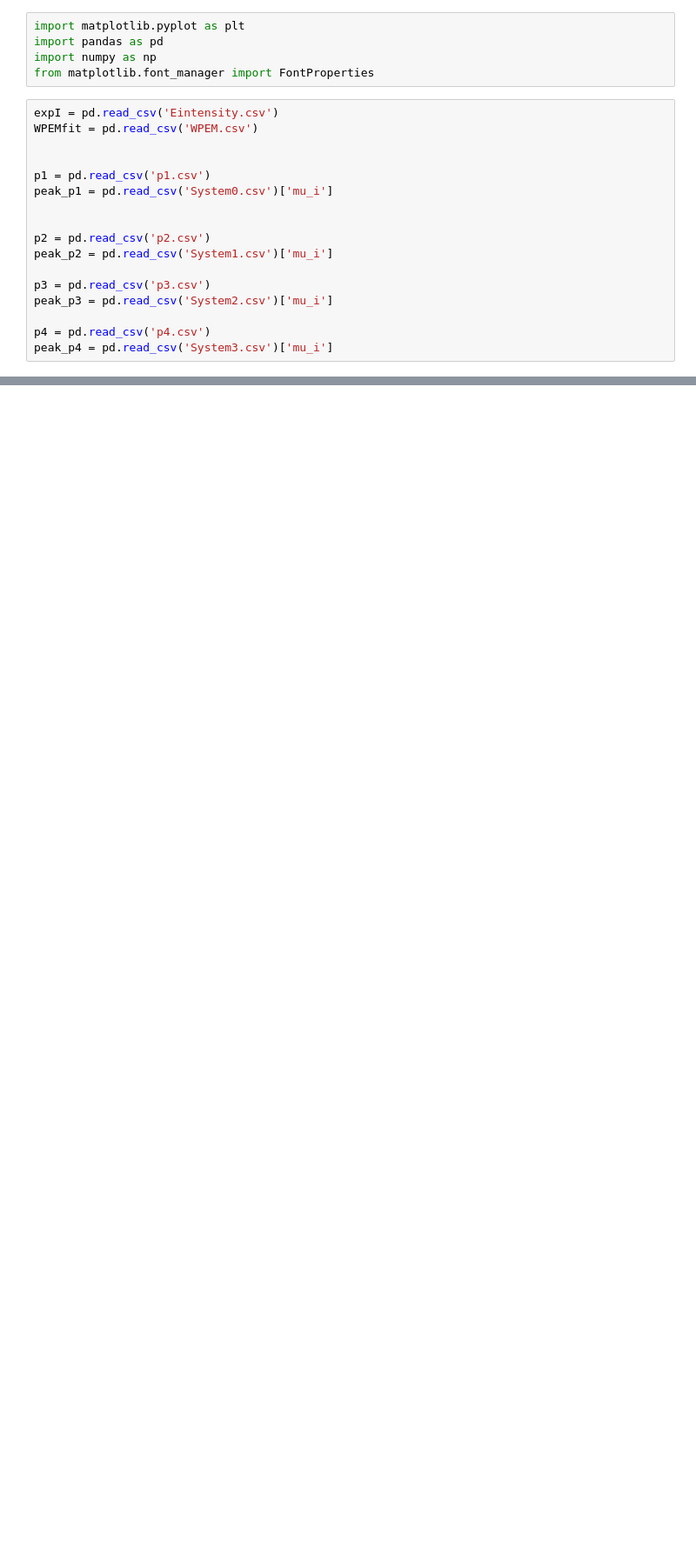
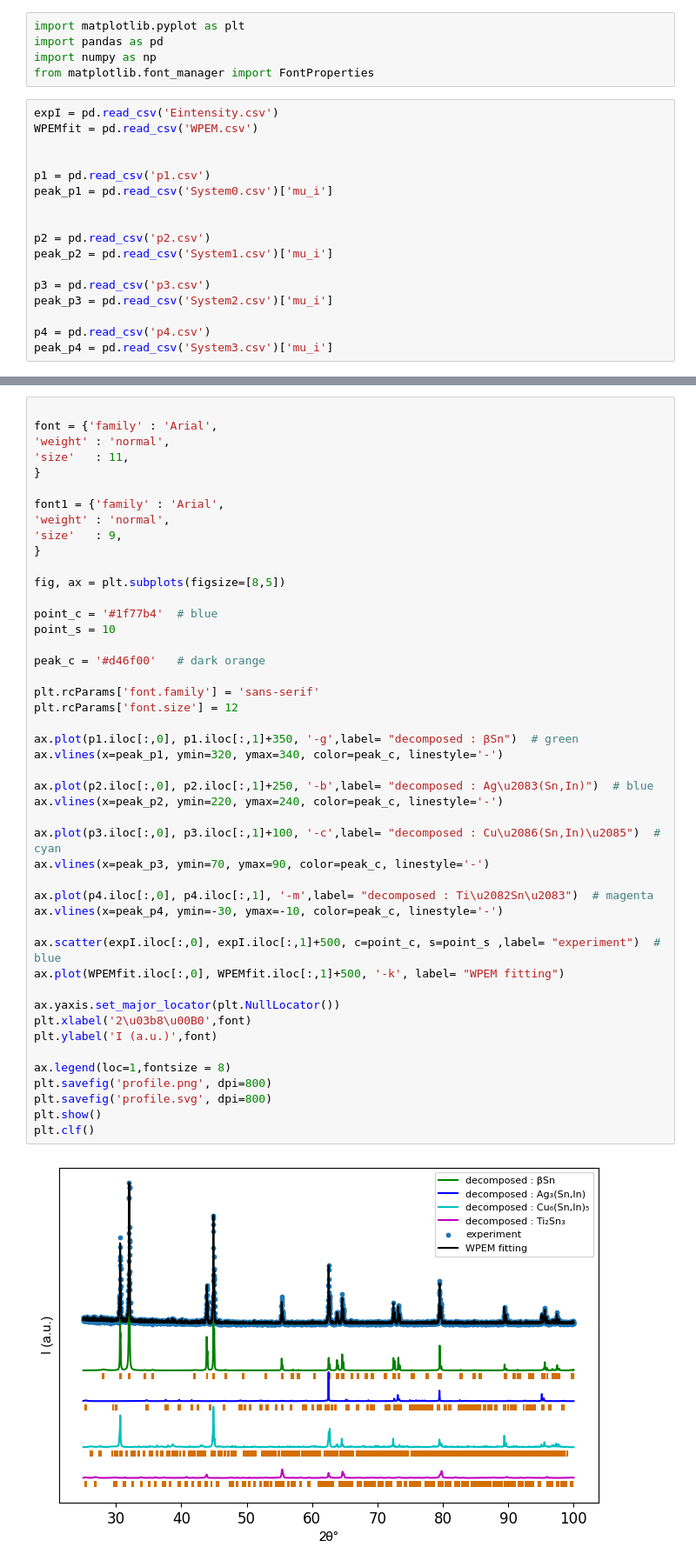
Before and after one commit to Bin-Cao/WPEM, a Jupyter notebook: Papers/SAC105Bgolearn/Plot/plot.ipynb, the cells around one changed output, grey strips where cells are left out. Shown at 87% size. Saved outputs shown, nothing was run; the diff lists cells and outputs as text; blank space fills up the shorter version.

```diff
--- a/Papers/SAC105Bgolearn/Plot/plot.ipynb
+++ b/Papers/SAC105Bgolearn/Plot/plot.ipynb
@@ -87,0 +23,48 @@ plt.clf()
+# %%
+
+font = {'family' : 'Arial',
+'weight' : 'normal',
+'size'   : 11,
+}
+
+font1 = {'family' : 'Arial',
+'weight' : 'normal',
+'size'   : 9,
+}
+
+fig, ax = plt.subplots(figsize=[8,5])
+
+point_c = '#1f77b4'  # blue
+point_s = 10
+
+peak_c = '#d46f00'   # dark orange
+
+plt.rcParams['font.family'] = 'sans-serif'
+plt.rcParams['font.size'] = 12
+
+ax.plot(p1.iloc[:,0], p1.iloc[:,1]+350, '-g',label= "decomposed : βSn")  # green
+ax.vlines(x=peak_p1, ymin=320, ymax=340, color=peak_c, linestyle='-')
+
+ax.plot(p2.iloc[:,0], p2.iloc[:,1]+250, '-b',label= "decomposed : Ag\u2083(Sn,In)")  # blue
+ax.vlines(x=peak_p2, ymin=220, ymax=240, color=peak_c, linestyle='-')
+
+ax.plot(p3.iloc[:,0], p3.iloc[:,1]+100, '-c',label= "decomposed : Cu\u2086(Sn,In)\u2085")  # cyan
+ax.vlines(x=peak_p3, ymin=70, ymax=90, color=peak_c, linestyle='-')
+
+ax.plot(p4.iloc[:,0], p4.iloc[:,1], '-m',label= "decomposed : Ti\u2082Sn\u2083")  # magenta
+ax.vlines(x=peak_p4, ymin=-30, ymax=-10, color=peak_c, linestyle='-')
+
+ax.scatter(expI.iloc[:,0], expI.iloc[:,1]+500, c=point_c, s=point_s ,label= "experiment")  # blue
+ax.plot(WPEMfit.iloc[:,0], WPEMfit.iloc[:,1]+500, '-k', label= "WPEM fitting")
+
+ax.yaxis.set_major_locator(plt.NullLocator())
+plt.xlabel('2\u03b8\u00B0',font)
+plt.ylabel('I (a.u.)',font)
+
+ax.legend(loc=1,fontsize = 8)
+plt.savefig('profile.png', dpi=800)
+plt.savefig('profile.svg', dpi=800)
+plt.show()
+plt.clf()
+# %% [output]
+[figure, added]
```
Also changed, not shown: parts of 2 cells of this notebook, 7 other files.
